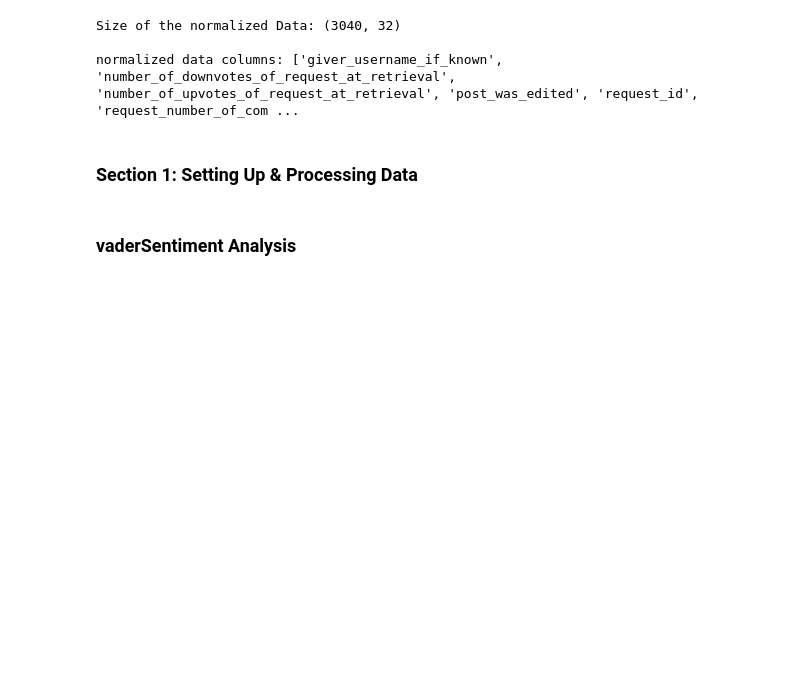
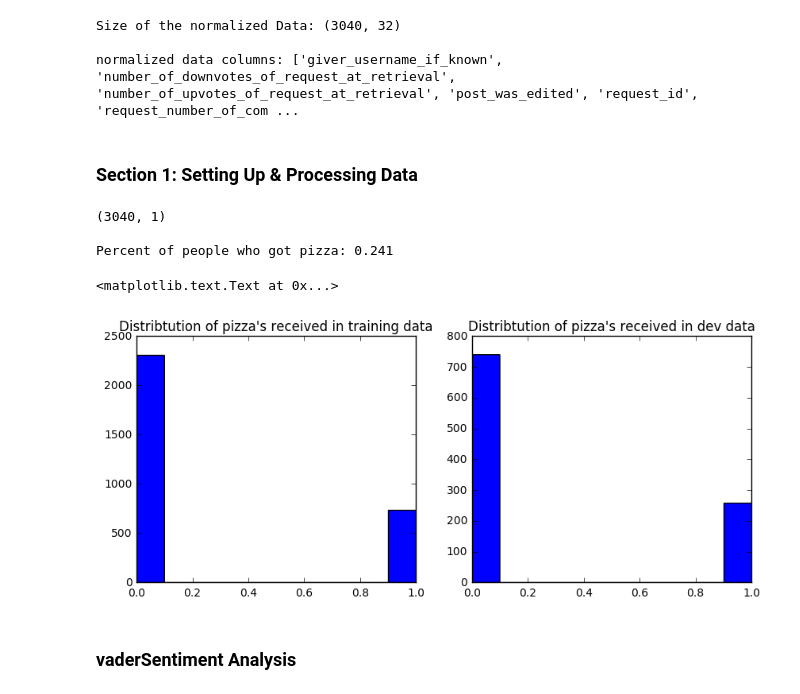
Before and after one commit to maynard242/Classification-Pizza, a Jupyter notebook: Learning_Notebook_Compiled.ipynb, the cells around one changed output. Cells and saved outputs as stored; diff of their text form; code cells hidden in the pictures; blank space fills up the shorter version.

```diff
--- a/Learning_Notebook_Compiled.ipynb
+++ b/Learning_Notebook_Compiled.ipynb
@@ -127,3 +104,57 @@ from sklearn.feature_extraction.text import *
+# %%
+## Create subsets of data for analysis ###
+
+# Create a flat dataset without the subreddits list
+flatData = allTData.drop('requester_subreddits_at_request', 1)
+# Create a separate dataset with just subreddits, indexed on request id
+# We can creata a count vector on the words, run Naive Bayes against it,
+# and add the probabilities to our flat dataset
+subredTData = allTData[['request_id','requester_subreddits_at_request']]
+subredTData.set_index('request_id', inplace=True)
+
+subredDData= allDData[['request_id','requester_subreddits_at_request']]
+subredDData.set_index('request_id', inplace=True)
+
+# our training labels
+trainLabel = allTData['requester_received_pizza']
+
+devLabel = allDData['requester_received_pizza']
+
+# What do these look like?
+#print(list(flatData))
+print(subredTData.shape)
+#print(subredTData['requester_subreddits_at_request'][1])
+
+# Create a corpus of subreddits to vectorize
+trainCorpus = []
+rTCorpus = []
+rDCorpus = []
+
+for index in range(len(subredTData)):
+    trainCorpus.append(' '.join(subredTData['requester_subreddits_at_request'][index]))
+    rTCorpus.append(' '.join(subredTData['requester_subreddits_at_request'][index]))
+
+devCorpus = []
+for index in range(len(subredDData)):
+    devCorpus.append(' '.join(subredDData['requester_subreddits_at_request'][index]))
+    rDCorpus.append(' '.join(subredDData['requester_subreddits_at_request'][index]))
+
+# Baseline infofrom mlxtend.plotting import plot_decision_regions
+print("\nPercent of people who got pizza:", round(sum(trainLabel)/len(trainLabel),3))
+
+plt.figure(1,figsize=(10,4))
+plt.subplot(121)
+plt.hist(allTData['requester_received_pizza'])
+plt.title("Distribtution of pizza's received in training data")
+plt.subplot(122)
+plt.hist(allDData['requester_received_pizza'])
+plt.title("Distribtution of pizza's received in dev data")
+# %% [output]
+(3040, 1)
+
+Percent of people who got pizza: 0.241
+<matplotlib.text.Text at 0x...>
+[figure, added]
 # %%
 # Useful functions for analysis
 def roc_curve1(y_true, y_pred_prob):
```
Also changed, not shown: parts of 11 cells of this notebook.
